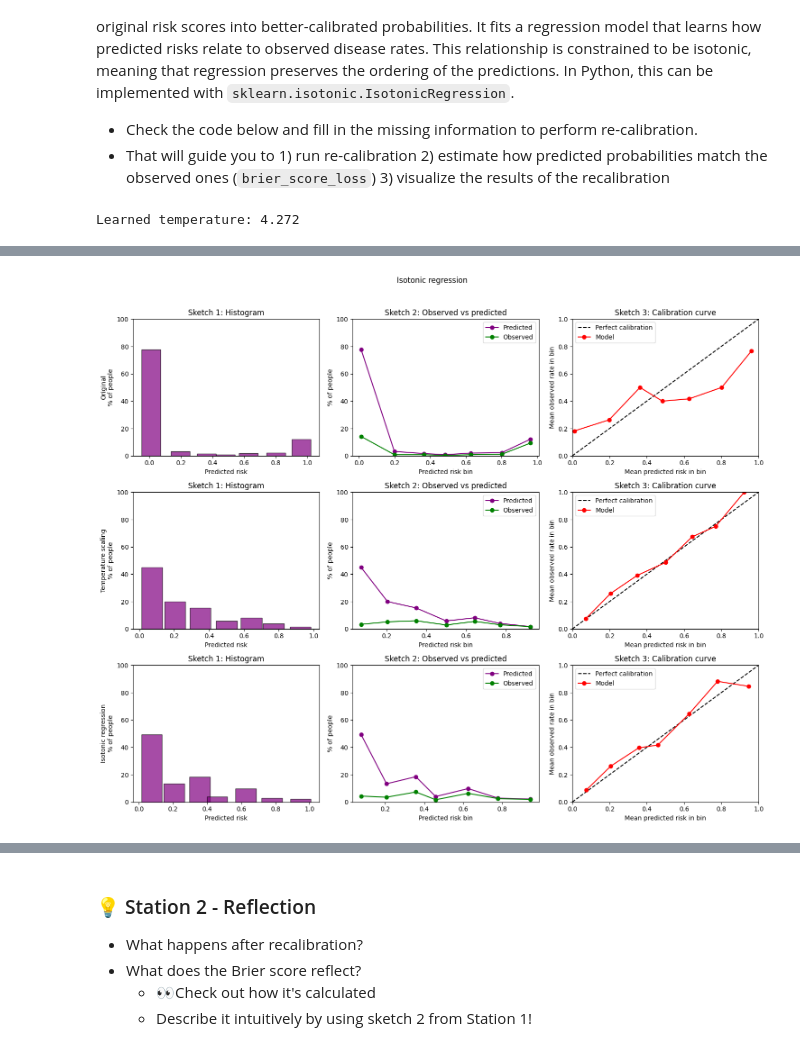
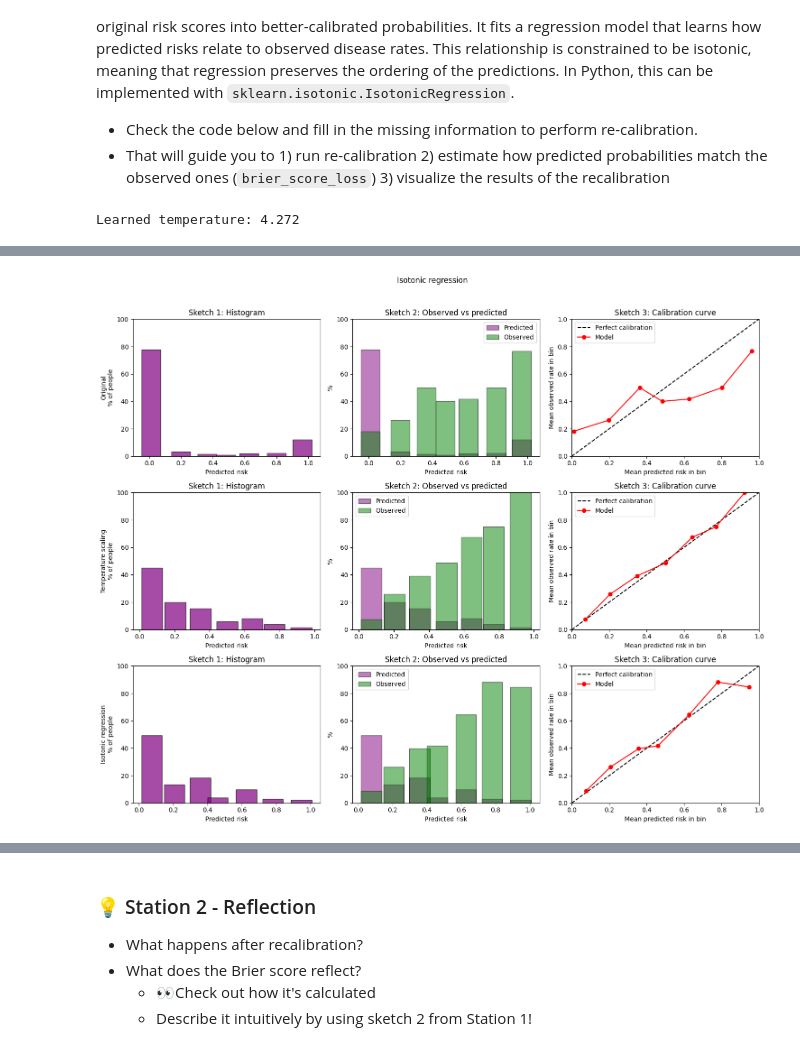
Before and after one commit to mbp-lab/sose26-real-world-problems-ai, a Jupyter notebook: content/chapter4/notebooks/0-calibration-playground.ipynb, the cells around one changed output, grey strips where cells are left out. Cells and saved outputs as stored; diff of their text form; code cells hidden in the pictures.

```diff
--- a/content/chapter4/notebooks/0-calibration-playground.ipynb
+++ b/content/chapter4/notebooks/0-calibration-playground.ipynb
@@ -247,29 +314,57 @@ def calibration_table_from_scores(y_true, y_proba, n_bins=N_BINS):
         "mean_predicted_risk": grouped["p"].mean(),
         "observed_disease_rate": grouped["y"].mean(),
         "n_patients": grouped["y"].size(),
+        "n_diseased": grouped["y"].sum(),
     }).reset_index()
 
 
-def plot_calibration_sketches(axes, table, total_n, suptitle=None):
+def plot_calibration_sketches(axes, table, total_n, suptitle=None, use_counts=False):
     """Plot Station 1 sketches 1-3 on a row of three axes."""
     bin_centers = table["mean_predicted_risk"].to_numpy()
     mean_predicted = table["mean_predicted_risk"].to_numpy()
     mean_observed = table["observed_disease_rate"].to_numpy()
     n_patients = table["n_patients"].to_numpy()
+    n_diseased = table["n_diseased"].to_numpy()
 
-    pct_in_bin = 100 * n_patients / total_n
-    pct_diseased_in_bin = 100 * n_patients * table["observed_disease_rate"] / total_n
+    if use_counts:
+        predicted_heights = n_patients
+        observed_heights = n_diseased
+        ylabel_hist = "Number of people"
+        ylabel_sketch2 = "Count"
+        sketch_suffix = " (counts)"
+    else:
+        predicted_heights = 100 * n_patients / total_n
+        observed_heights = 100 * mean_observed
+        ylabel_hist = "% of people"
+        ylabel_sketch2 = "%"
+        sketch_suffix = ""
 
-    axes[0].bar(bin_centers, pct_in_bin, width=0.12, color="purple", alpha=0.7, edgecolor="black")
-    axes[0].set_title("Sketch 1: Histogram")
+    axes[0].bar(bin_centers, predicted_heights, width=0.12, color="purple", alpha=0.7, edgecolor="black")
+    axes[0].set_title(f"Sketch 1: Histogram{sketch_suffix}")
     axes[0].set_xlabel("Predicted risk")
-    axes[0].set_ylabel("% of people")
+    axes[0].set_ylabel(ylabel_hist)
 
-    axes[1].plot(bin_centers, pct_in_bin, "o-", color="purple", label="Predicted")
-    axes[1].plot(bin_centers, pct_diseased_in_bin, "o-", color="green", label="Observed")
-    axes[1].set_title("Sketch 2: Observed vs predicted")
-    axes[1].set_xlabel("Predicted risk bin")
-    axes[1].set_ylabel("% of people")
+    axes[1].bar(
+        bin_centers,
+        predicted_heights,
+        width=0.12,
+        color="purple",
+        alpha=0.5,
+        edgecolor="black",
+        label="Predicted",
+    )
+    axes[1].bar(
+        bin_centers,
+        observed_heights,
+        width=0.12,
+        color="green",
+        alpha=0.5,
+        edgecolor="black",
+        label="Observed",
+    )
+    axes[1].set_title(f"Sketch 2: Observed vs predicted{sketch_suffix}")
+    axes[1].set_xlabel("Predicted risk")
+    axes[1].set_ylabel(ylabel_sketch2)
     axes[1].legend()
 
     axes[2].plot([0, 1], [0, 1], "k--", label="Perfect calibration")
@@ -295,6 +390,13 @@ methods = [
     ("Isotonic regression", iso_test),
 ]
 
+def referred_disease_pct(y_true, probs, threshold=THRESHOLD):
+    referred = probs >= threshold
+    if referred.sum() == 0:
+        return float("nan")
+    return 100 * y_true[referred].mean()
+
+
 metrics = pd.DataFrame({
     "Method": [name for name, _ in methods],
     "Brier score": [brier_score_loss(y_test, probs) for _, probs in methods],
@@ -305,12 +407,28 @@ metrics = pd.DataFrame({
     "Patients referred": [
         int((probs >= THRESHOLD).sum()) for _, probs in methods
     ],
+    "% referred with disease": [
+        referred_disease_pct(y_test, probs) for _, probs in methods
+    ],
 })
 
 display(metrics.style.format({
     "Brier score": "{:.4f}",
     "Accuracy": "{:.3f}",
+    "% referred with disease": "{:.1f}%",
 }))
+
+print(f"\nAccuracy at threshold {THRESHOLD} (test set, n={len(y_test)}):")
+for name, probs in methods:
+    referred = probs >= THRESHOLD
+    n_ref = int(referred.sum())
+    acc = accuracy_score(y_test, referred.astype(int))
+    pct_disease = referred_disease_pct(y_test, probs)
+    print(
+        f"  {name}: accuracy = {acc:.3f}, "
+        f"referred = {n_ref}, "
+        f"{pct_disease:.1f}% of referred have disease"
+    )
 
 
 # -----------------------------
@@ -328,11 +446,26 @@ for row, (name, probs) in enumerate(methods):
         suptitle=name,
     )
     axes[row, 0].set_ylabel(f"{name}\n% of people")
-    axes[row, 0].set_ylim(0,100)
-    axes[row, 1].set_ylim(0,100)
-
+    axes[row, 0].set_ylim(0, 100)
+    axes[row, 1].set_ylim(0, 100)
 
 plt.tight_layout()
 plt.show()
+
+fig, axes = plt.subplots(3, 3, figsize=(15, 12))
+
+for row, (name, probs) in enumerate(methods):
+    table = calibration_table_from_scores(y_test, probs)
+    plot_calibration_sketches(
+        axes[row],
+        table,
+        total_n=len(y_test),
+        suptitle=name,
+        use_counts=True,
+    )
+    axes[row, 0].set_ylabel(f"{name}\nNumber of people")
+
+plt.tight_layout()
+plt.show()
 # %% [output]
 Learned temperature: 4.272
@@ -343 +480 @@ Learned temperature: 4.272
-[figure, old version]
+[figure, new version]
```
Also changed, not shown: parts of 7 cells of this notebook, 36 other files.
